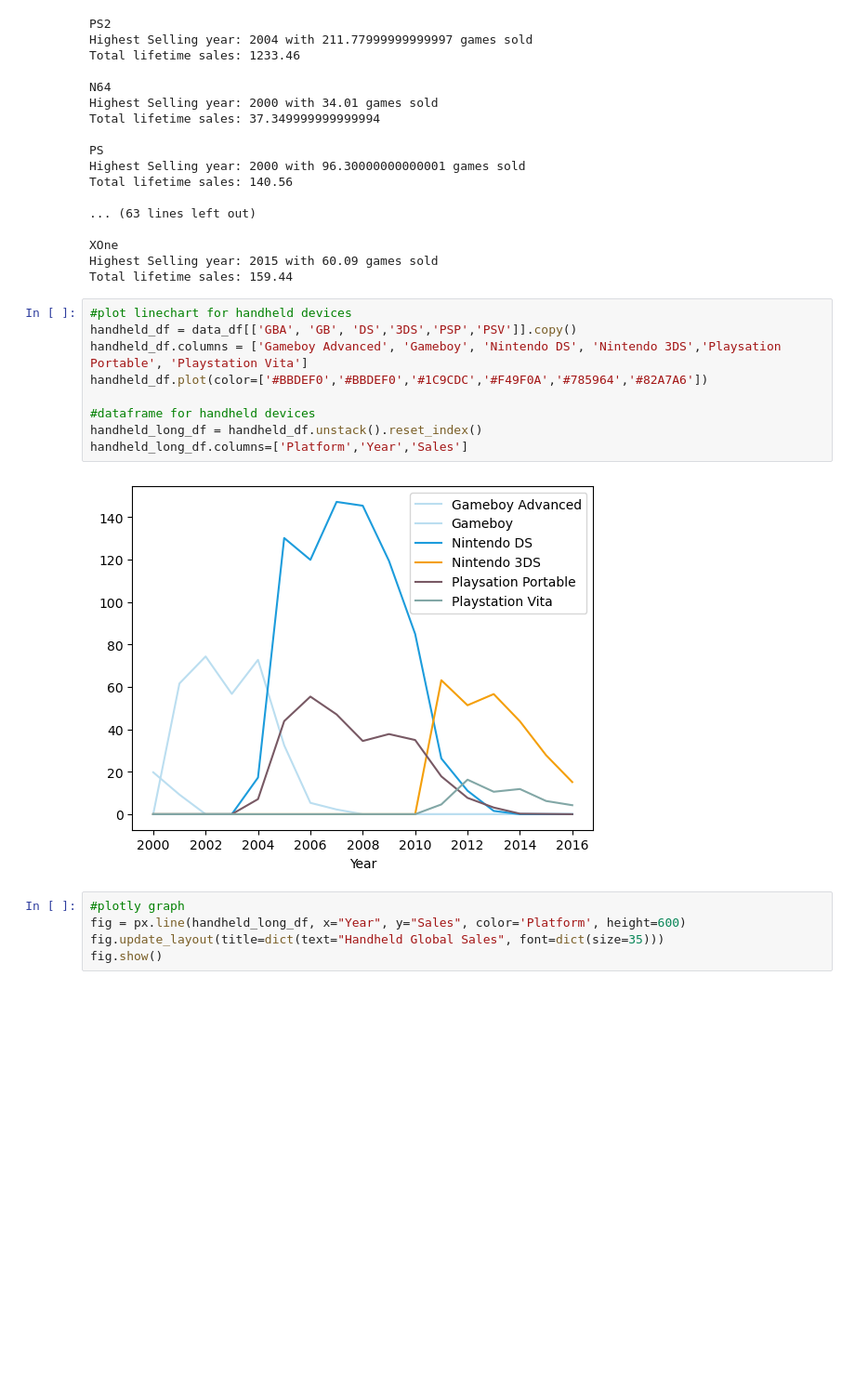
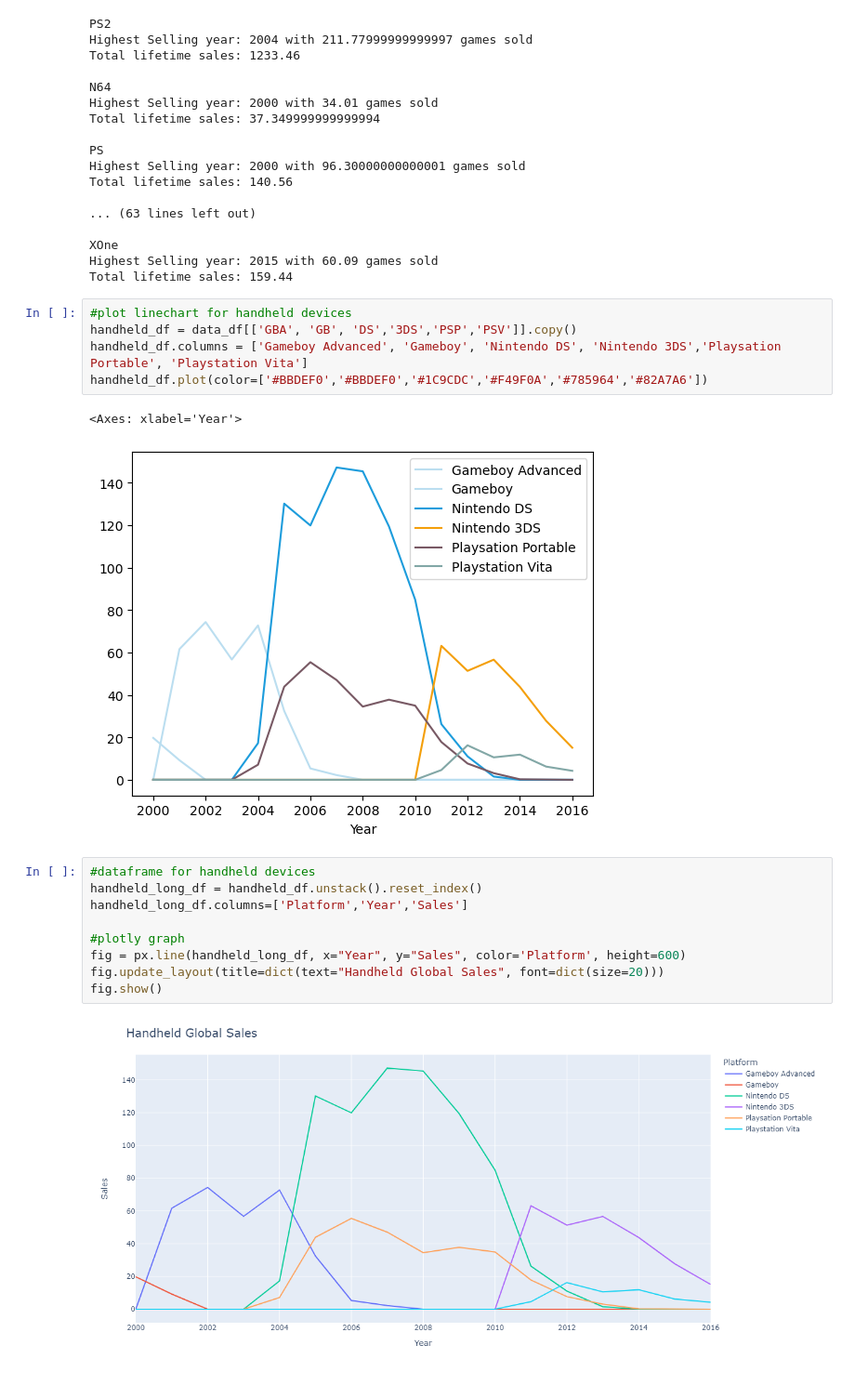
Before and after one commit to joey-october85/Project01_Team04, a Jupyter notebook: main.ipynb, the cells around one changed output. Shown at 93% size. Drawn from its saved outputs; the diff is of its cells as text; blank space fills up the shorter version.

```diff
--- a/main.ipynb
+++ b/main.ipynb
@@ -142,17 +169,20 @@ Total lifetime sales: 159.44
 handheld_df = data_df[['GBA', 'GB', 'DS','3DS','PSP','PSV']].copy()
 handheld_df.columns = ['Gameboy Advanced', 'Gameboy', 'Nintendo DS', 'Nintendo 3DS','Playsation Portable', 'Playstation Vita']
 handheld_df.plot(color=['#BBDEF0','#BBDEF0','#1C9CDC','#F49F0A','#785964','#82A7A6'])
-
-#dataframe for handheld devices
-handheld_long_df = handheld_df.unstack().reset_index()
-handheld_long_df.columns=['Platform','Year','Sales']
 # %% [output]
+<Axes: xlabel='Year'>
 [figure]
 # %%
+#dataframe for handheld devices
+handheld_long_df = handheld_df.unstack().reset_index()
+handheld_long_df.columns=['Platform','Year','Sales']
+
 #plotly graph
 fig = px.line(handheld_long_df, x="Year", y="Sales", color='Platform', height=600)
-fig.update_layout(title=dict(text="Handheld Global Sales", font=dict(size=35)))
+fig.update_layout(title=dict(text="Handheld Global Sales", font=dict(size=20)))
 fig.show()
+# %% [output]
+[figure, added]
 # %%
 ##plot linechart for sixth gen devices
 gensix_df = data_df[['PS2', 'DC', 'GC','XB']].copy()
```
Also changed, not shown: parts of 13 cells of this notebook.
